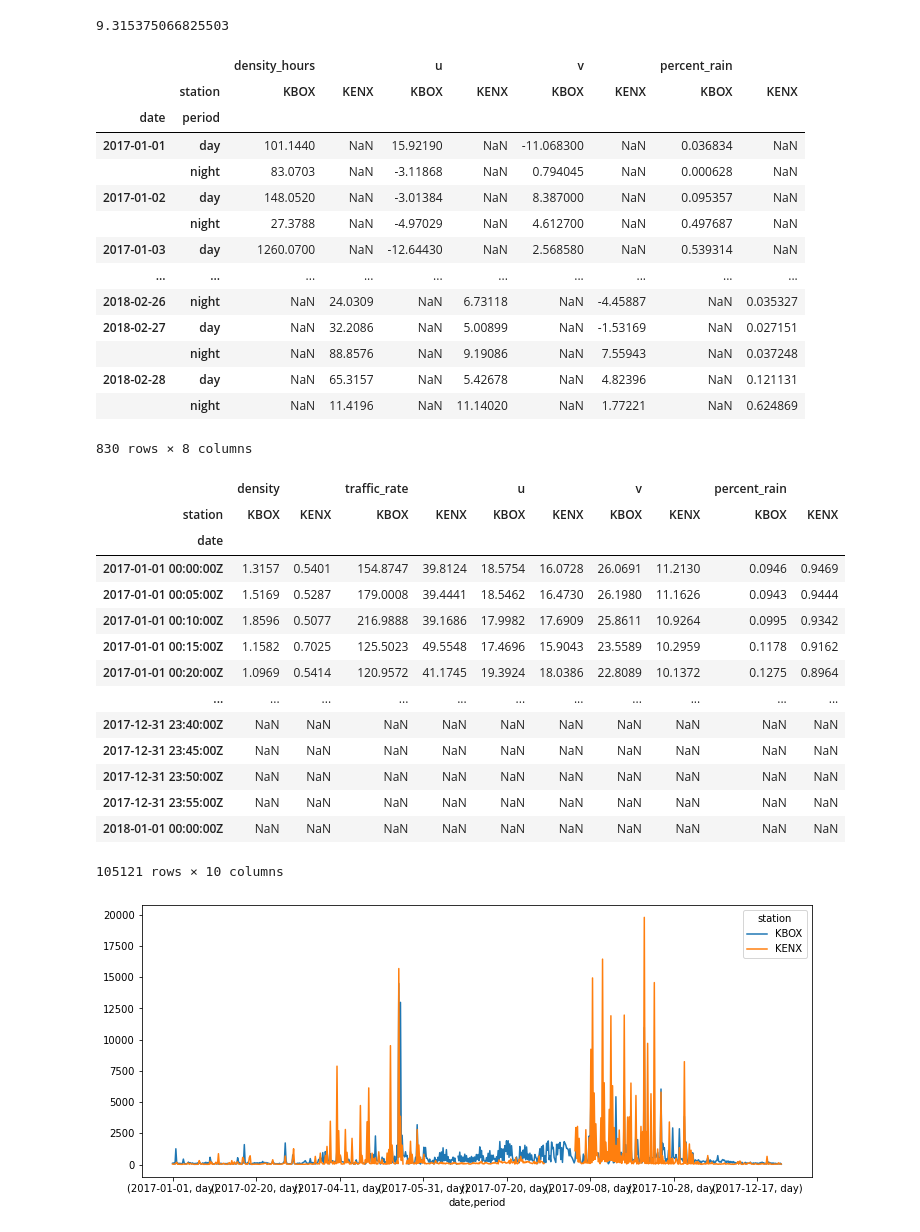
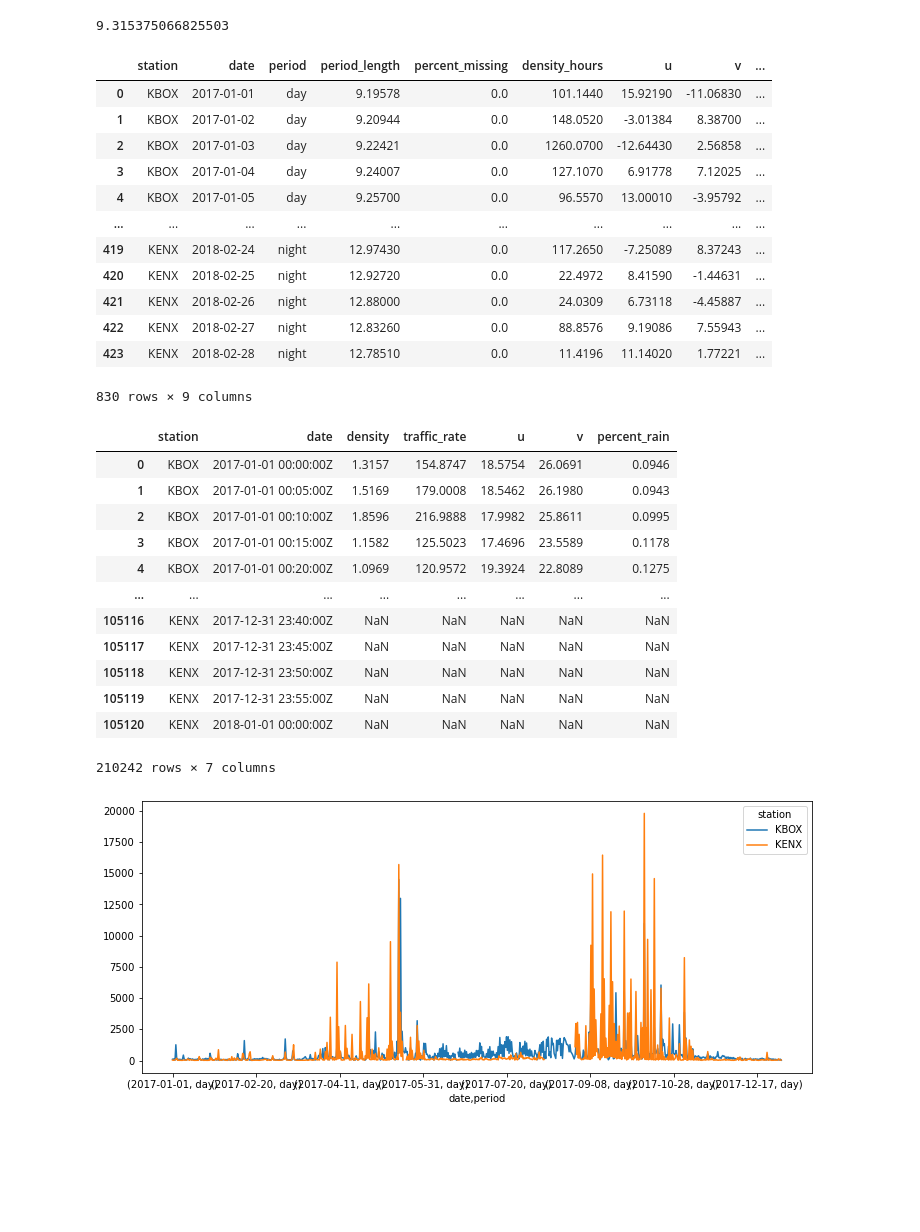
Before and after one commit to darkecology/darkeco-dataset-prep, a Jupyter notebook: scripts/dailytest.ipynb, the cells around one changed output. Saved outputs shown, nothing was run; the diff lists cells and outputs as text; code cells hidden in the pictures; blank space fills up the shorter version.

Commit message:
combine data in stacked format instead of pivoted, rename pivot.py --> combine_stations.py

```diff
--- a/scripts/dailytest.ipynb
+++ b/scripts/dailytest.ipynb
@@ -122,55 +122,51 @@ files = ['../data/daily/KBOX-2017-daily.csv', '../data/daily/KENX-2018-daily.csv
 
 def read_files():
     for file in files:
-        yield pd.read_csv(file)
+        yield pd.read_csv(file, usecols=['station', 'date', 'period', 'period_length', 'density_hours', 'u', 'v', 'percent_missing', 'percent_rain'])
 
 df = pd.concat(read_files())
 df = df[df['percent_missing'] <= 0.2]
-df = df.pivot(index=['date', 'period'], columns='station', values=['density_hours', 'u', 'v', 'percent_rain'])
+#df = df.pivot(index=['date', 'period'], columns='station', values=['density_hours', 'u', 'v', 'percent_rain'])
 display(df)
 # %% [output]
-|  |  | density_hours |  | u |  | v |  | percent_rain |  |
-|  | station | KBOX | KENX | KBOX | KENX | KBOX | KENX | KBOX | KENX |
-| date | period |  |  |  |  |  |  |  |  |
-| 2017-01-01 | day | 101.1440 | NaN | 15.92190 | NaN | -11.068300 | NaN | 0.036834 | NaN |
-|  | night | 83.0703 | NaN | -3.11868 | NaN | 0.794045 | NaN | 0.000628 | NaN |
-| 2017-01-02 | day | 148.0520 | NaN | -3.01384 | NaN | 8.387000 | NaN | 0.095357 | NaN |
-|  | night | 27.3788 | NaN | -4.97029 | NaN | 4.612700 | NaN | 0.497687 | NaN |
-| 2017-01-03 | day | 1260.0700 | NaN | -12.64430 | NaN | 2.568580 | NaN | 0.539314 | NaN |
+|  | station | date | period | period_length | percent_missing | density_hours | u | v | ... |
+| 0 | KBOX | 2017-01-01 | day | 9.19578 | 0.0 | 101.1440 | 15.92190 | -11.06830 | ... |
+| 1 | KBOX | 2017-01-02 | day | 9.20944 | 0.0 | 148.0520 | -3.01384 | 8.38700 | ... |
+| 2 | KBOX | 2017-01-03 | day | 9.22421 | 0.0 | 1260.0700 | -12.64430 | 2.56858 | ... |
+| 3 | KBOX | 2017-01-04 | day | 9.24007 | 0.0 | 127.1070 | 6.91778 | 7.12025 | ... |
+| 4 | KBOX | 2017-01-05 | day | 9.25700 | 0.0 | 96.5570 | 13.00010 | -3.95792 | ... |
 | ... | ... | ... | ... | ... | ... | ... | ... | ... | ... |
-| 2018-02-26 | night | NaN | 24.0309 | NaN | 6.73118 | NaN | -4.45887 | NaN | 0.035327 |
-| 2018-02-27 | day | NaN | 32.2086 | NaN | 5.00899 | NaN | -1.53169 | NaN | 0.027151 |
-|  | night | NaN | 88.8576 | NaN | 9.19086 | NaN | 7.55943 | NaN | 0.037248 |
-| 2018-02-28 | day | NaN | 65.3157 | NaN | 5.42678 | NaN | 4.82396 | NaN | 0.121131 |
-|  | night | NaN | 11.4196 | NaN | 11.14020 | NaN | 1.77221 | NaN | 0.624869 |
+| 419 | KENX | 2018-02-24 | night | 12.97430 | 0.0 | 117.2650 | -7.25089 | 8.37243 | ... |
+| 420 | KENX | 2018-02-25 | night | 12.92720 | 0.0 | 22.4972 | 8.41590 | -1.44631 | ... |
+| 421 | KENX | 2018-02-26 | night | 12.88000 | 0.0 | 24.0309 | 6.73118 | -4.45887 | ... |
+| 422 | KENX | 2018-02-27 | night | 12.83260 | 0.0 | 88.8576 | 9.19086 | 7.55943 | ... |
+| 423 | KENX | 2018-02-28 | night | 12.78510 | 0.0 | 11.4196 | 11.14020 | 1.77221 | ... |
-830 rows × 8 columns
+830 rows × 9 columns
 # %%
 files = ['../data/5min/KBOX-2017-5min.csv', '../data/5min/KENX-2017-5min.csv']
 
 def read_files():
     for file in files:
-        yield pd.read_csv(file)
+        yield pd.read_csv(file, usecols=['station', 'date', 'density', 'traffic_rate', 'u', 'v', 'percent_rain'])
 
 df = pd.concat(read_files())
 
-df = df.pivot(index=['date'], columns='station', values=['density', 'traffic_rate', 'u', 'v', 'percent_rain'])
+#df = df.pivot(index=['date'], columns='station', values=['density', 'traffic_rate', 'u', 'v', 'percent_rain'])
 display(df)
 # %% [output]
-|  | density |  | traffic_rate |  | u |  | v |  | percent_rain |  |
-| station | KBOX | KENX | KBOX | KENX | KBOX | KENX | KBOX | KENX | KBOX | KENX |
-| date |  |  |  |  |  |  |  |  |  |  |
-| 2017-01-01 00:00:00Z | 1.3157 | 0.5401 | 154.8747 | 39.8124 | 18.5754 | 16.0728 | 26.0691 | 11.2130 | 0.0946 | 0.9469 |
-| 2017-01-01 00:05:00Z | 1.5169 | 0.5287 | 179.0008 | 39.4441 | 18.5462 | 16.4730 | 26.1980 | 11.1626 | 0.0943 | 0.9444 |
-| 2017-01-01 00:10:00Z | 1.8596 | 0.5077 | 216.9888 | 39.1686 | 17.9982 | 17.6909 | 25.8611 | 10.9264 | 0.0995 | 0.9342 |
-| 2017-01-01 00:15:00Z | 1.1582 | 0.7025 | 125.5023 | 49.5548 | 17.4696 | 15.9043 | 23.5589 | 10.2959 | 0.1178 | 0.9162 |
-| 2017-01-01 00:20:00Z | 1.0969 | 0.5414 | 120.9572 | 41.1745 | 19.3924 | 18.0386 | 22.8089 | 10.1372 | 0.1275 | 0.8964 |
-| ... | ... | ... | ... | ... | ... | ... | ... | ... | ... | ... |
-| 2017-12-31 23:40:00Z | NaN | NaN | NaN | NaN | NaN | NaN | NaN | NaN | NaN | NaN |
-| 2017-12-31 23:45:00Z | NaN | NaN | NaN | NaN | NaN | NaN | NaN | NaN | NaN | NaN |
-| 2017-12-31 23:50:00Z | NaN | NaN | NaN | NaN | NaN | NaN | NaN | NaN | NaN | NaN |
-| 2017-12-31 23:55:00Z | NaN | NaN | NaN | NaN | NaN | NaN | NaN | NaN | NaN | NaN |
-| 2018-01-01 00:00:00Z | NaN | NaN | NaN | NaN | NaN | NaN | NaN | NaN | NaN | NaN |
+|  | station | date | density | traffic_rate | u | v | percent_rain |
+| 0 | KBOX | 2017-01-01 00:00:00Z | 1.3157 | 154.8747 | 18.5754 | 26.0691 | 0.0946 |
+| 1 | KBOX | 2017-01-01 00:05:00Z | 1.5169 | 179.0008 | 18.5462 | 26.1980 | 0.0943 |
+| 2 | KBOX | 2017-01-01 00:10:00Z | 1.8596 | 216.9888 | 17.9982 | 25.8611 | 0.0995 |
+| 3 | KBOX | 2017-01-01 00:15:00Z | 1.1582 | 125.5023 | 17.4696 | 23.5589 | 0.1178 |
+| 4 | KBOX | 2017-01-01 00:20:00Z | 1.0969 | 120.9572 | 19.3924 | 22.8089 | 0.1275 |
+| ... | ... | ... | ... | ... | ... | ... | ... |
+| 105116 | KENX | 2017-12-31 23:40:00Z | NaN | NaN | NaN | NaN | NaN |
+| 105117 | KENX | 2017-12-31 23:45:00Z | NaN | NaN | NaN | NaN | NaN |
+| 105118 | KENX | 2017-12-31 23:50:00Z | NaN | NaN | NaN | NaN | NaN |
+| 105119 | KENX | 2017-12-31 23:55:00Z | NaN | NaN | NaN | NaN | NaN |
+| 105120 | KENX | 2018-01-01 00:00:00Z | NaN | NaN | NaN | NaN | NaN |
-105121 rows × 10 columns
+210242 rows × 7 columns
 # %%
 df.plot(figsize=(12,5))
 plt.show()
```
Also changed, not shown: 2 other files.
